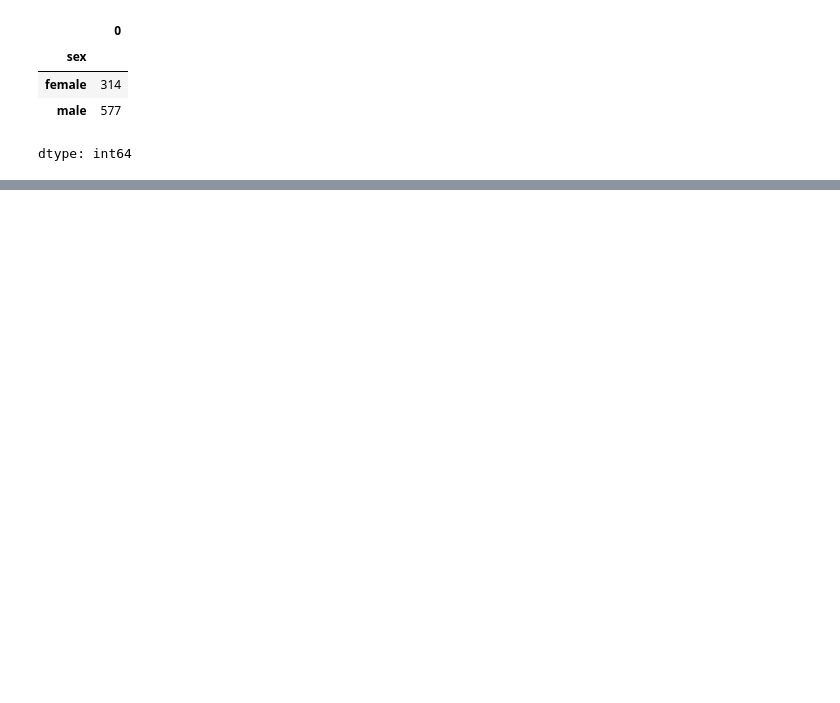
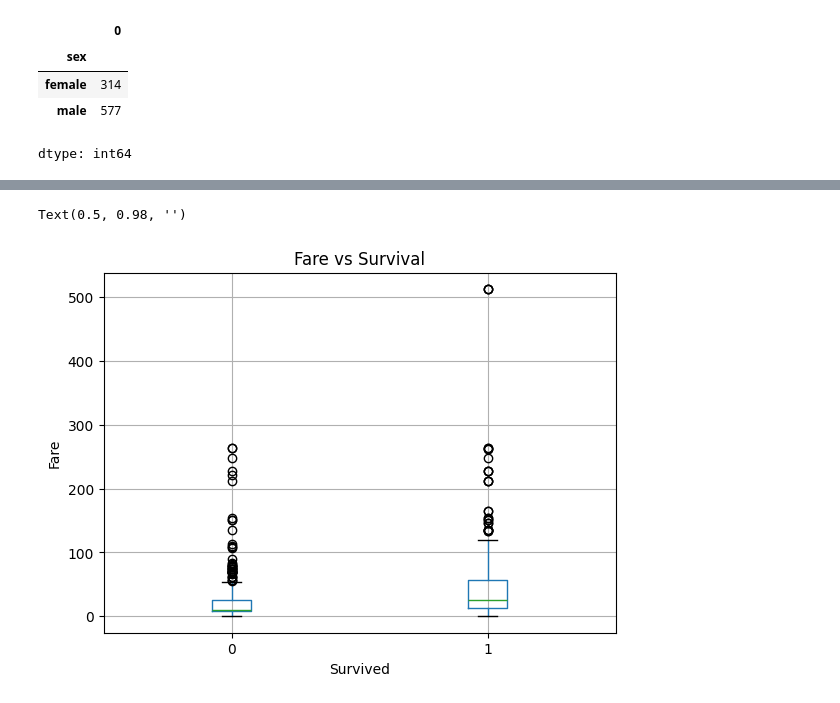
Before and after one commit to KS6Git/Python_EDA_Raja, a Jupyter notebook: KS_EDA_Titanic_assignment.ipynb, the cells around one changed output, grey strips where cells are left out. Cells and saved outputs as stored; diff of their text form; code cells hidden in the pictures; blank space fills up the shorter version.

```diff
--- a/KS_EDA_Titanic_assignment.ipynb
+++ b/KS_EDA_Titanic_assignment.ipynb
@@ -200,0 +646,11 @@ dtype: float64
+# %%
+
+df_train.boxplot(column='Fare', by='Survived')
+
+plt.xlabel('Survived')
+plt.ylabel('Fare')
+plt.title('Fare vs Survival')
+plt.suptitle('')
+# %% [output]
+Text(0.5, 0.98, '')
+[figure, added]
```
Also changed, not shown: parts of 155 cells of this notebook.
